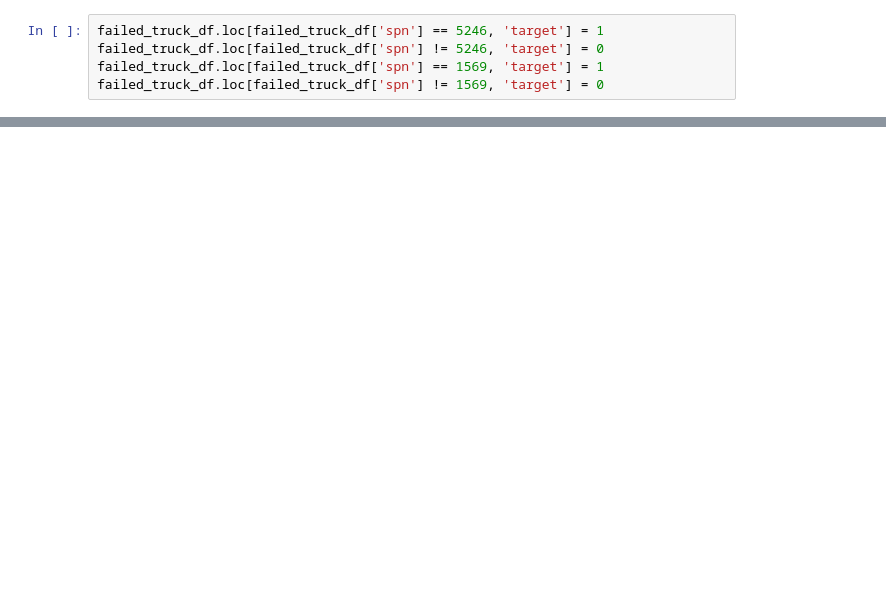
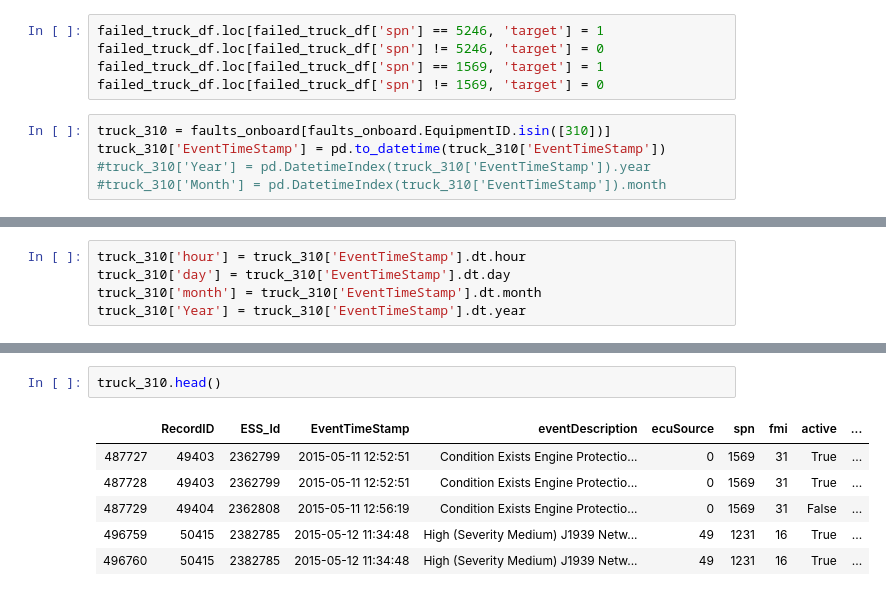
Before and after one commit to Barrett-Rogers/dq8-kingpins, a Jupyter notebook: Big_G.ipynb, the cells around one changed output, grey strips where cells are left out. Cells and saved outputs as stored; diff of their text form; blank space fills up the shorter version.

```diff
--- a/Big_G.ipynb
+++ b/Big_G.ipynb
@@ -326,3 +204,8 @@ failed_truck_df.loc[failed_truck_df['spn'] == 5246, 'target'] = 1
 failed_truck_df.loc[failed_truck_df['spn'] != 5246, 'target'] = 0
 failed_truck_df.loc[failed_truck_df['spn'] == 1569, 'target'] = 1
 failed_truck_df.loc[failed_truck_df['spn'] != 1569, 'target'] = 0
+# %%
+truck_310 = faults_onboard[faults_onboard.EquipmentID.isin([310])]
+truck_310['EventTimeStamp'] = pd.to_datetime(truck_310['EventTimeStamp'])
+#truck_310['Year'] = pd.DatetimeIndex(truck_310['EventTimeStamp']).year
+#truck_310['Month'] = pd.DatetimeIndex(truck_310['EventTimeStamp']).month
@@ -328,0 +240,5 @@ failed_truck_df.loc[failed_truck_df['spn'] != 1569, 'target'] = 0
+# %%
+truck_310['hour'] = truck_310['EventTimeStamp'].dt.hour
+truck_310['day'] = truck_310['EventTimeStamp'].dt.day
+truck_310['month'] = truck_310['EventTimeStamp'].dt.month
+truck_310['Year'] = truck_310['EventTimeStamp'].dt.year
@@ -328,0 +266,9 @@ failed_truck_df.loc[failed_truck_df['spn'] != 1569, 'target'] = 0
+# %%
+truck_310.head()
+# %% [output]
+|  | RecordID | ESS_Id | EventTimeStamp | eventDescription | ecuSource | spn | fmi | active | ... |
+| 487727 | 49403 | 2362799 | 2015-05-11 12:52:51 | Condition Exists Engine Protectio... | 0 | 1569 | 31 | True | ... |
+| 487728 | 49403 | 2362799 | 2015-05-11 12:52:51 | Condition Exists Engine Protectio... | 0 | 1569 | 31 | True | ... |
+| 487729 | 49404 | 2362808 | 2015-05-11 12:56:19 | Condition Exists Engine Protectio... | 0 | 1569 | 31 | False | ... |
+| 496759 | 50415 | 2382785 | 2015-05-12 11:34:48 | High (Severity Medium) J1939 Netw... | 49 | 1231 | 16 | True | ... |
+| 496760 | 50415 | 2382785 | 2015-05-12 11:34:48 | High (Severity Medium) J1939 Netw... | 49 | 1231 | 16 | True | ... |
```
Also changed, not shown: parts of 30 cells of this notebook.
